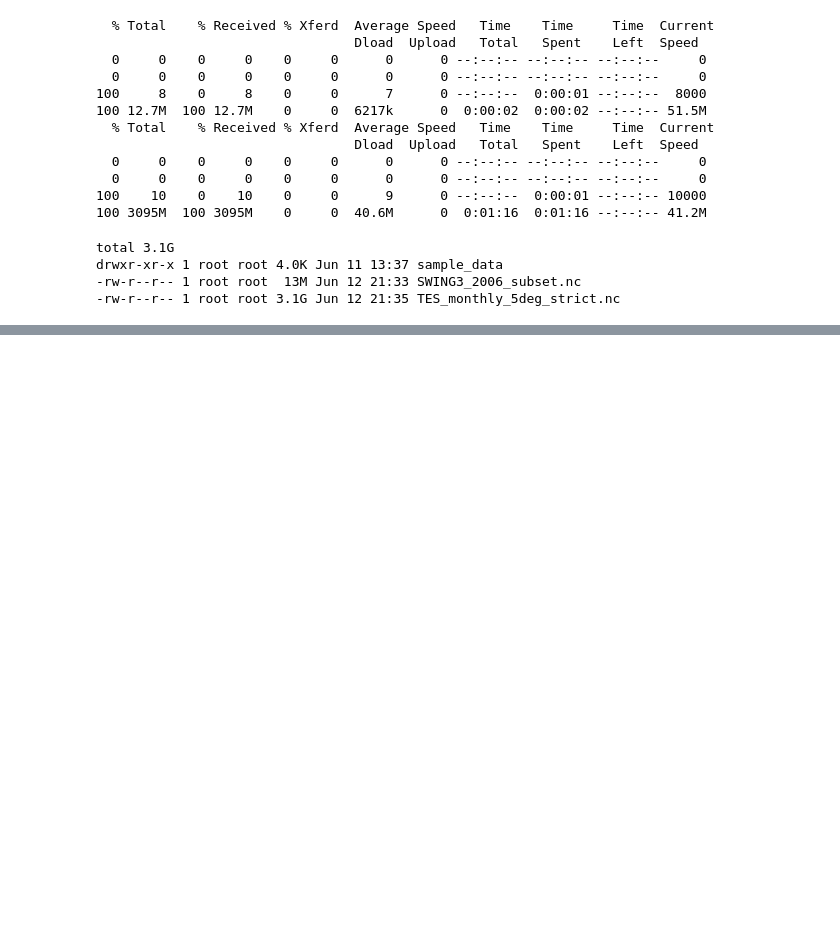
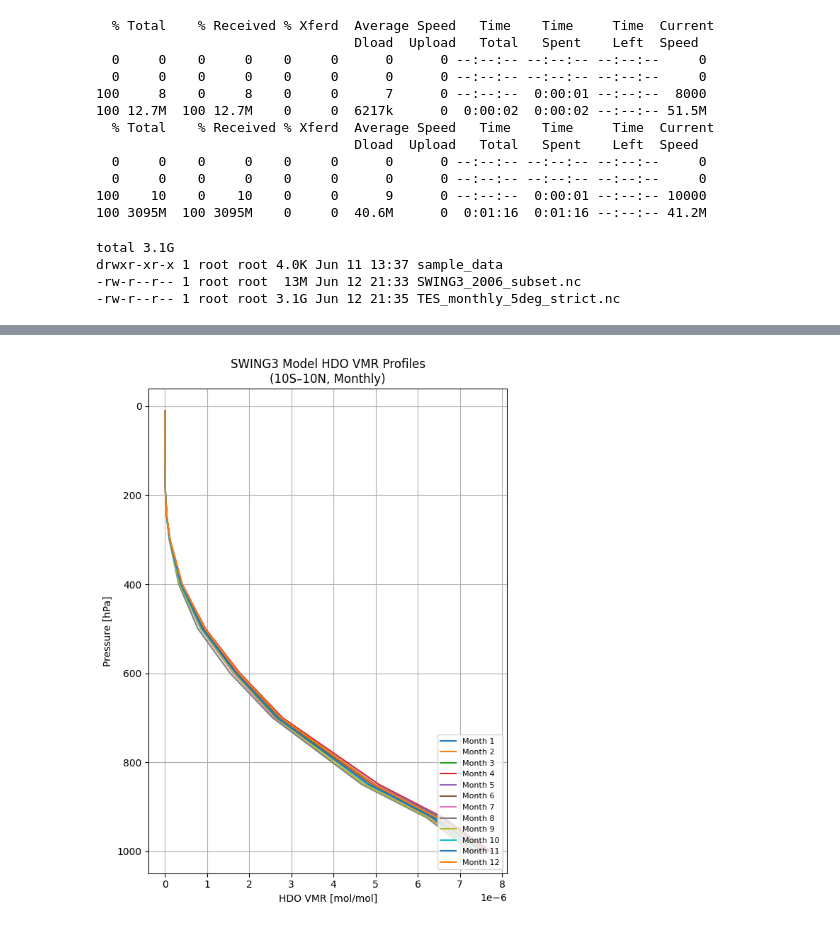
Before and after one commit to mampisarkar111/wisonet-colab-demo, a Jupyter notebook: wisonet_demo.ipynb, the cells around one changed output, grey strips where cells are left out. Drawn from its saved outputs; the diff is of its cells as text; code cells hidden in the pictures; blank space fills up the shorter version.

```diff
--- a/wisonet_demo.ipynb
+++ b/wisonet_demo.ipynb
@@ -136,0 +399,49 @@ plt.show()
+# %%
+import xarray as xr
+import numpy as np
+import matplotlib.pyplot as plt
+
+# === Load SWING3 ===
+ds = xr.open_dataset("SWING3_2006_subset.nc")
+lon = ds['lon'].values
+lat = ds['lat'].values
+p = ds['p'].values
+dD = ds['dD'].values.astype(float)
+q = ds['q'].values.astype(float)
+
+# === Mask fill values ===
+dD[dD == -999] = np.nan
+q[q == -999] = np.nan
+
+# === Constants ===
+Rvsmow = 3.1152e-4
+M_air = 28.9647
+M_H2O = 18.01528
+
+# === Subset latitude range [-10, 10] and plot all months
+lat_mask = (lat >= -10) & (lat <= 10)
+
+plt.figure(figsize=(6, 8))
+
+for m in range(dD.shape[0]):  # assuming shape is (month, level, lat, lon)
+    dD_eq = dD[m, :, lat_mask, :]
+    q_eq  = q[m, :, lat_mask, :]
+
+    dD_mean = np.nanmean(np.nanmean(dD_eq, axis=2), axis=0)
+    q_mean  = np.nanmean(np.nanmean(q_eq, axis=2), axis=0)
+
+    q_vmr = (q_mean / M_H2O) / ((q_mean / M_H2O) + ((1 - q_mean) / M_air))
+    HDO_vmr1 = q_vmr * Rvsmow * (1 + dD_mean / 1000)
+
+    plt.plot(HDO_vmr1, p, label=f'Month {m+1}')
+
+plt.gca().invert_yaxis()
+plt.xlabel('HDO VMR [mol/mol]')
+plt.ylabel('Pressure [hPa]')
+plt.title('SWING3 Model HDO VMR Profiles\n(10S–10N, Monthly)')
+plt.legend(loc='lower right', fontsize=8)
+plt.grid(True)
+plt.tight_layout()
+plt.show()
+# %% [output]
+[figure, added]
```
Also changed, not shown: parts of 4 cells of this notebook.
